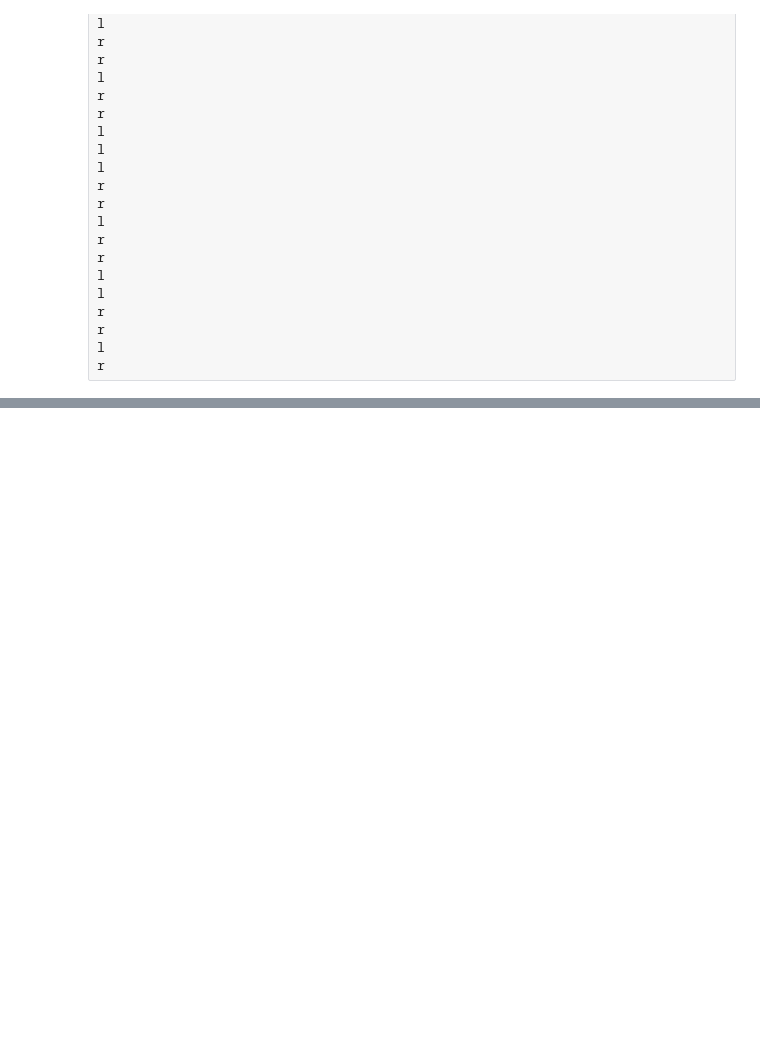
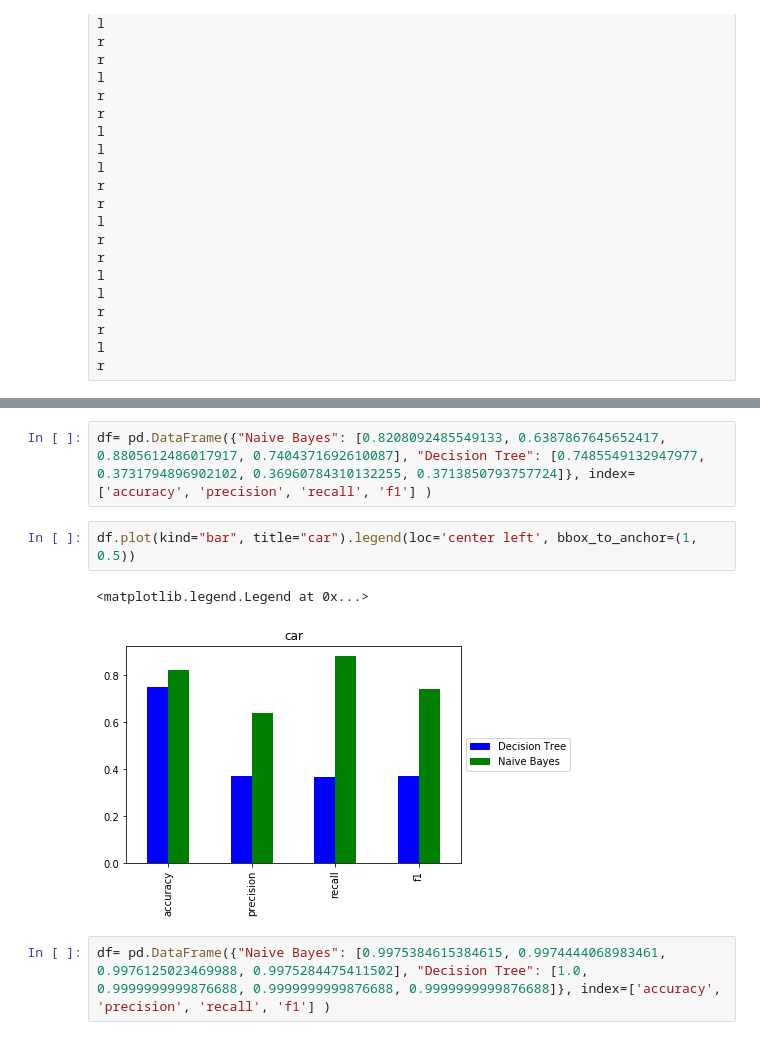
Before and after one commit to liiniix/bogor, a Jupyter notebook: Untitled.ipynb, the cells around one changed output, grey strips where cells are left out. Cells and saved outputs as stored; diff of their text form; blank space fills up the shorter version.

```diff
--- a/Untitled.ipynb
+++ b/Untitled.ipynb
@@ -1161,0 +1179,9 @@ r
+# %%
+df= pd.DataFrame({"Naive Bayes": [0.8208092485549133, 0.6387867645652417, 0.8805612486017917, 0.7404371692610087], "Decision Tree": [0.7485549132947977, 0.3731794896902102, 0.36960784310132255, 0.3713850793757724]}, index=['accuracy', 'precision', 'recall', 'f1'] )
+# %%
+df.plot(kind="bar", title="car").legend(loc='center left', bbox_to_anchor=(1, 0.5))
+# %% [output]
+<matplotlib.legend.Legend at 0x...>
+[figure, added]
+# %%
+df= pd.DataFrame({"Naive Bayes": [0.9975384615384615, 0.9974444068983461, 0.9976125023469988, 0.9975284475411502], "Decision Tree": [1.0, 0.9999999999876688, 0.9999999999876688, 0.9999999999876688]}, index=['accuracy', 'precision', 'recall', 'f1'] )
```
Also changed, not shown: parts of 47 cells of this notebook, 15 other files.
